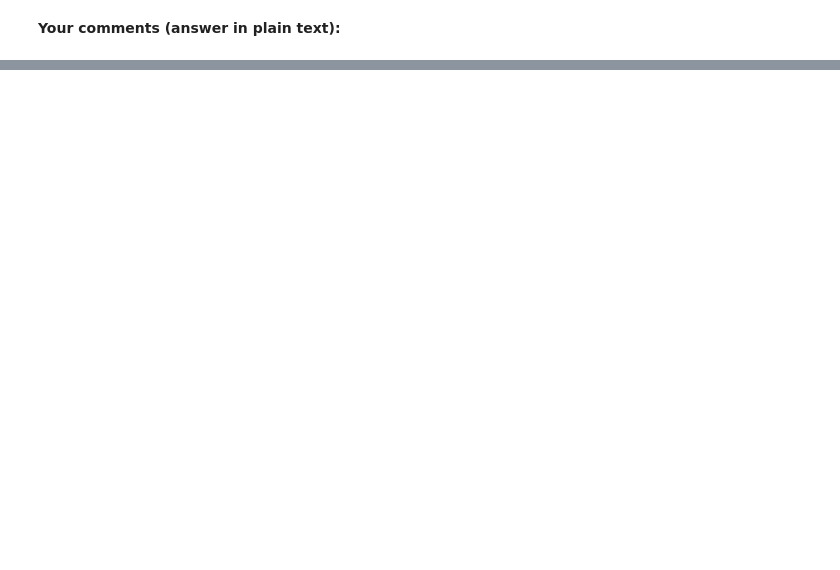
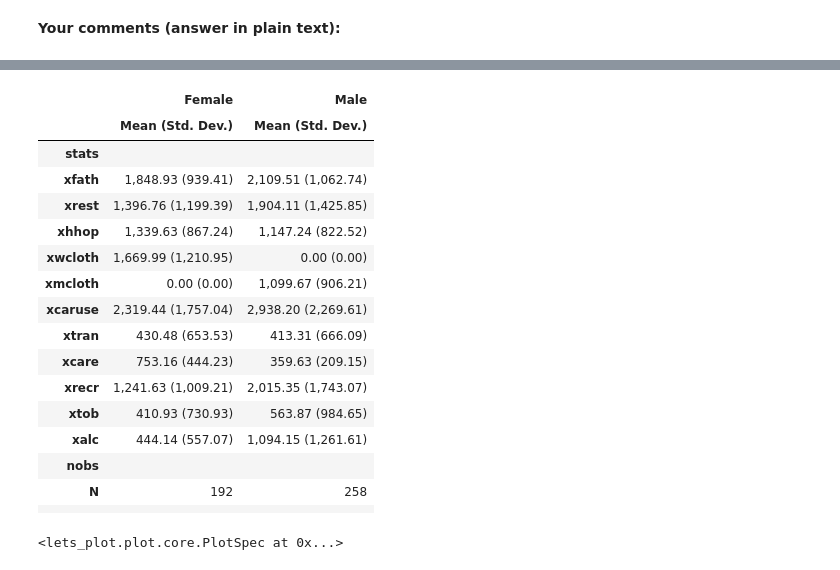
Before and after one commit to bschjerning/EconometricsA, a Jupyter notebook: 2_class/PS1_Descriptive_Analysis/ex_ante.ipynb, the cells around one changed output, grey strips where cells are left out. Drawn from its saved outputs; the diff is of its cells as text; code cells hidden in the pictures; blank space fills up the shorter version.

```diff
--- a/2_class/PS1_Descriptive_Analysis/ex_ante.ipynb
+++ b/2_class/PS1_Descriptive_Analysis/ex_ante.ipynb
@@ -290,0 +441,49 @@ data, and possibly error observations.
+# %%
+labels = {
+    'xfath_share': 'Food at home, expenditure share',
+    'xcloth_share': 'Clothing, expenditure share',
+    'xalc_share': 'Alcohol, expenditure share',
+    'xtot': 'Total expenditures',
+}
+
+dtable.DTable(
+    df,
+    vars,
+    labels=labels,
+    counts_row_below=True,
+    stats=['mean_newline_std'],
+    bycol=['Gender']
+)
+# %% [output]
+|  | Female | Male |
+|  | Mean (Std. Dev.) | Mean (Std. Dev.) |
+| stats |  |  |
+| xfath | 1,848.93 (939.41) | 2,109.51 (1,062.74) |
+| xrest | 1,396.76 (1,199.39) | 1,904.11 (1,425.85) |
+| xhhop | 1,339.63 (867.24) | 1,147.24 (822.52) |
+| xwcloth | 1,669.99 (1,210.95) | 0.00 (0.00) |
+| xmcloth | 0.00 (0.00) | 1,099.67 (906.21) |
+| xcaruse | 2,319.44 (1,757.04) | 2,938.20 (2,269.61) |
+| xtran | 430.48 (653.53) | 413.31 (666.09) |
+| xcare | 753.16 (444.23) | 359.63 (209.15) |
+| xrecr | 1,241.63 (1,009.21) | 2,015.35 (1,743.07) |
+| xtob | 410.93 (730.93) | 563.87 (984.65) |
+| xalc | 444.14 (557.07) | 1,094.15 (1,261.61) |
+| nobs |  |  |
+| N | 192 | 258 |
+|  |  |  |
+# %%
+data = df[vars[:3]].melt()
+data['variable'] = data['variable'].replace(labels)
+
+(
+    ggplot(data)
+    + aes('variable', 'value', fill='variable')
+    + geom_violin(aes(color='variable'), alpha=.2)
+    + geom_boxplot(width=.2, alpha=.5)
+    + coord_flip()
+    + theme(legend_position='none')
+    + labs(y='', x='')
+)
+# %% [output]
+<lets_plot.plot.core.PlotSpec at 0x...>
```
Also changed, not shown: parts of 14 cells of this notebook, 5 other files.
